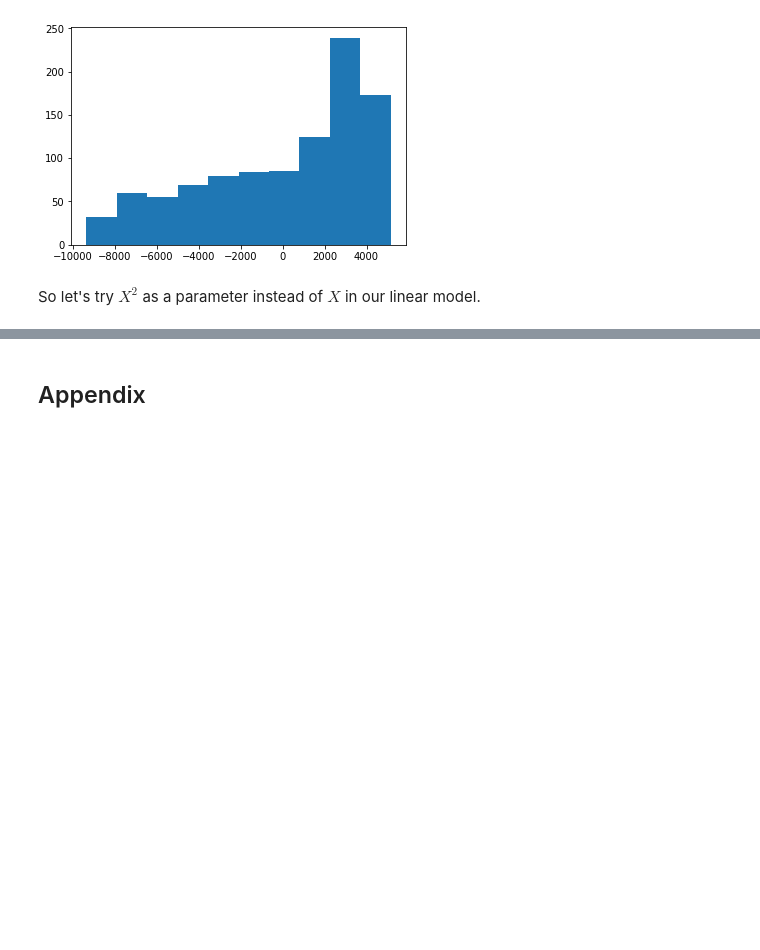
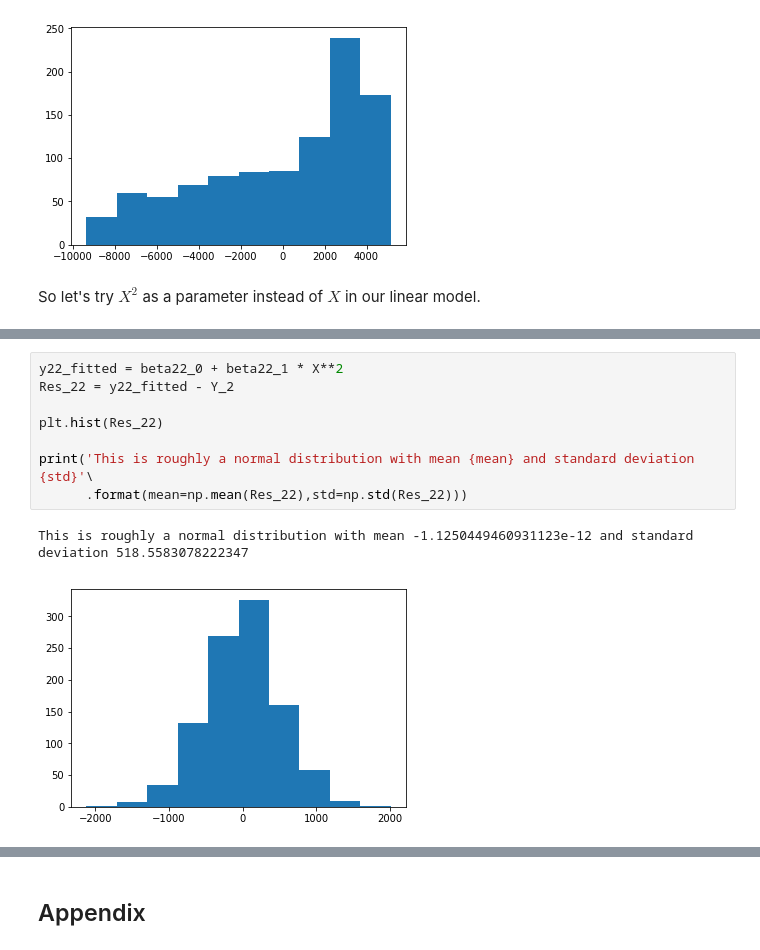
Before and after one commit to TanselArif-21/LinearRegression, a Jupyter notebook: LinearRegression.ipynb, the cells around one changed output, grey strips where cells are left out. Drawn from its saved outputs; the diff is of its cells as text; blank space fills up the shorter version.

```diff
--- a/LinearRegression.ipynb
+++ b/LinearRegression.ipynb
@@ -295,0 +320,11 @@ beta_1 = [[5.06425452]]
+# %%
+y22_fitted = beta22_0 + beta22_1 * X**2
+Res_22 = y22_fitted - Y_2
+
+plt.hist(Res_22)
+
+print('This is roughly a normal distribution with mean {mean} and standard deviation {std}'\
+      .format(mean=np.mean(Res_22),std=np.std(Res_22)))
+# %% [output]
+This is roughly a normal distribution with mean -1.1250449460931123e-12 and standard deviation 518.5583078222347
+[figure, added]
```
Also changed, not shown: parts of 59 cells of this notebook, 8 other files.
